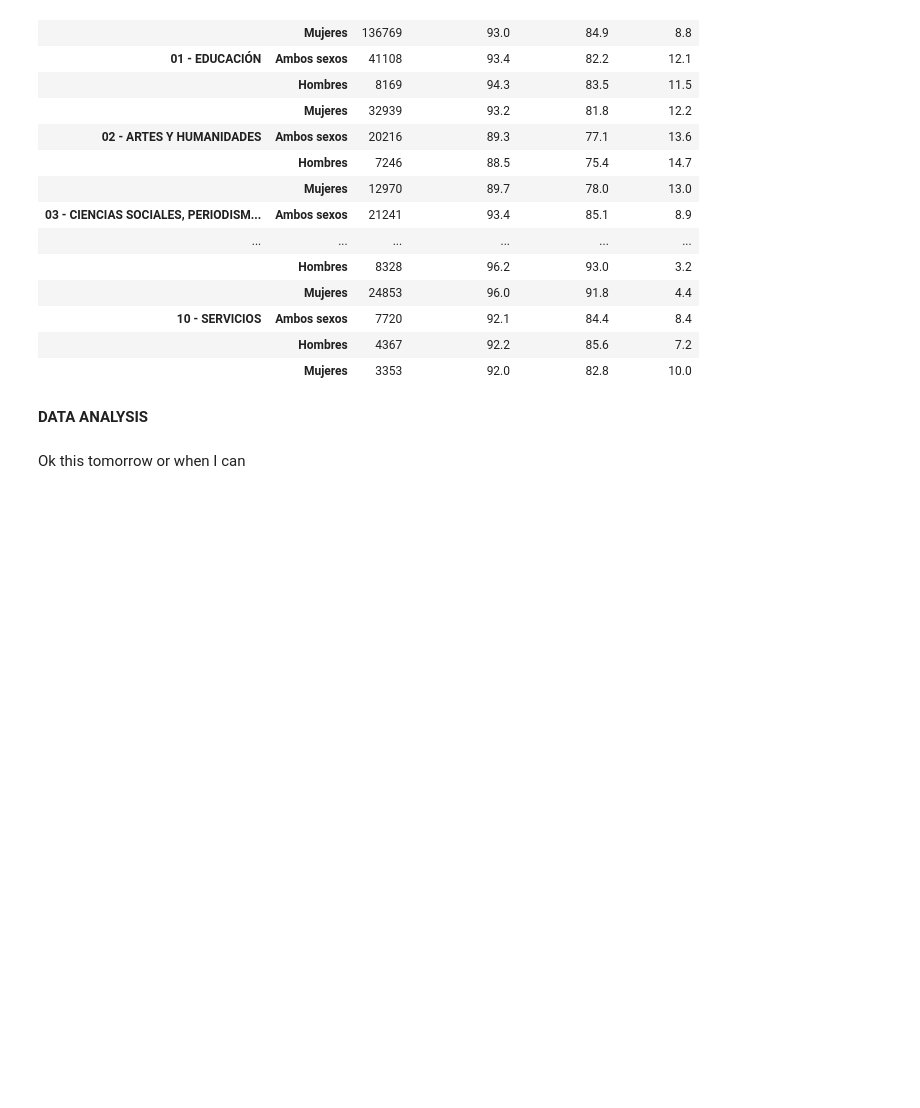
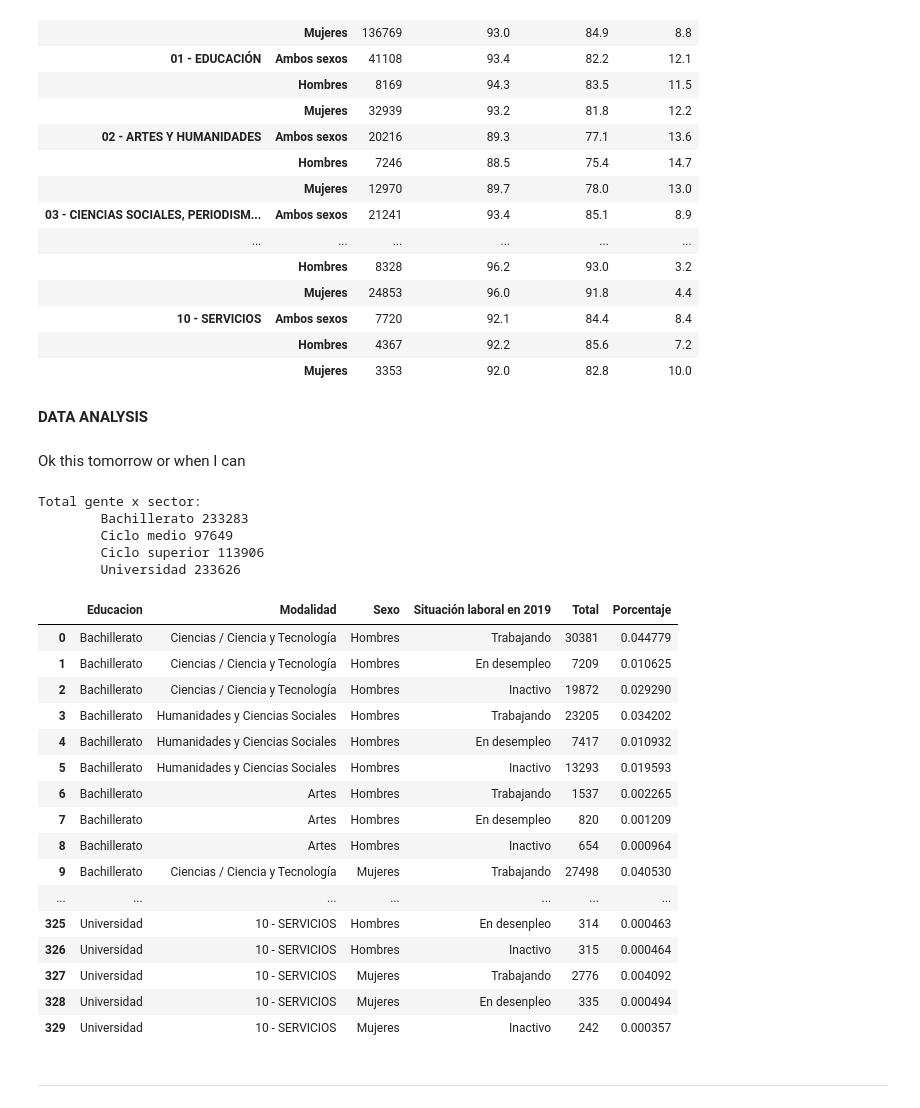
Before and after one commit to GetIn-Exp/BD-Project-2022, a Jupyter notebook: demanda_analysis/analysis.ipynb, the cells around one changed output. Cells and saved outputs as stored; diff of their text form; code cells hidden in the pictures; blank space fills up the shorter version.

```diff
--- a/demanda_analysis/analysis.ipynb
+++ b/demanda_analysis/analysis.ipynb
@@ -191,0 +213,60 @@ Ok this tomorrow or when I can
+# %%
+# UNIVERSIDAD + TASAS
+df_tasas = pd.read_csv("universidad_situacion_laboral_2019.csv", sep = ";", decimal = ",")
+df_universidad = pd.read_csv("universidad_caracteristicas.csv", sep = ";", decimal = ",")
+df_universidad['Total'] = pd.to_numeric(df_universidad['Total'].apply(lambda numstr: numstr.replace(".", "").replace(",", ".")))
+df_universidad.set_index(["Titulación", "Sexo"], inplace = True)
+
+df_tasas.set_index(["Titulación", "Sexo", "Tasas de actividad, empleo y paro"], inplace = True)
+df_tasas = df_tasas.unstack()
+df_tasas = df_tasas.droplevel(0, axis = 1)
+df_tasas.columns.name = None
+df_universidad = df_universidad.join(df_tasas, how = "left")
+
+# In the case of Universitarios, we have to generate the absolute values (based on the employee rates and the Total absolute values)
+df_universidad['En desenpleo'] = (df_universidad['Total'] * df_universidad['Tasa de paro'] / 100).astype("int64")
+df_universidad['Trabajando'] = (df_universidad['Total'] * df_universidad['Tasa de empleo'] / 100).astype("int64")
+df_universidad['Inactivo'] = df_universidad['Total'] - df_universidad['Trabajando'] - df_universidad['En desenpleo']
+
+# Proper casting to a common table format
+df_universidad = df_universidad[['Trabajando', 'En desenpleo', 'Inactivo']].stack()
+df_universidad = df_universidad.reset_index().rename(columns = {"level_2" : "Situación laboral en 2019", 0 : "Total", "Titulación" : "Modalidad"})
+df_universidad = df_universidad.loc[(df_universidad['Modalidad'] != "TOTAL") & (df_universidad['Sexo'] != "Ambos sexos") & (df_universidad['Situación laboral en 2019'] != "Total") ]
+df_universidad['Educacion'] = "Universidad"
+df_universidad = df_universidad[['Educacion', 'Modalidad', 'Sexo', 'Situación laboral en 2019', 'Total']]
+# %%
+print("Total gente x sector: ")
+print("\tBachillerato", df_bachillerato['Total'].sum())
+print("\tCiclo medio", df_ciclo_medio['Total'].sum())
+print("\tCiclo superior", df_ciclo_superior['Total'].sum())
+print("\tUniversidad", df_universidad['Total'].sum())
+# %% [output]
+Total gente x sector:
+        Bachillerato 233283
+        Ciclo medio 97649
+        Ciclo superior 113906
+        Universidad 233626
+# %%
+pd.set_option('display.max_rows', None)
+df_stats = pd.concat([df_bachillerato, df_ciclo_medio, df_ciclo_superior, df_universidad])
+df_stats = df_stats.reset_index().drop('index', axis = 1)
+df_stats['Porcentaje'] = df_stats['Total'] / df_stats['Total'].sum()
+df_stats
+# %% [output]
+|  | Educacion | Modalidad | Sexo | Situación laboral en 2019 | Total | Porcentaje |
+| 0 | Bachillerato | Ciencias / Ciencia y Tecnología | Hombres | Trabajando | 30381 | 0.044779 |
+| 1 | Bachillerato | Ciencias / Ciencia y Tecnología | Hombres | En desempleo | 7209 | 0.010625 |
+| 2 | Bachillerato | Ciencias / Ciencia y Tecnología | Hombres | Inactivo | 19872 | 0.029290 |
+| 3 | Bachillerato | Humanidades y Ciencias Sociales | Hombres | Trabajando | 23205 | 0.034202 |
+| 4 | Bachillerato | Humanidades y Ciencias Sociales | Hombres | En desempleo | 7417 | 0.010932 |
+| 5 | Bachillerato | Humanidades y Ciencias Sociales | Hombres | Inactivo | 13293 | 0.019593 |
+| 6 | Bachillerato | Artes | Hombres | Trabajando | 1537 | 0.002265 |
+| 7 | Bachillerato | Artes | Hombres | En desempleo | 820 | 0.001209 |
+| 8 | Bachillerato | Artes | Hombres | Inactivo | 654 | 0.000964 |
+| 9 | Bachillerato | Ciencias / Ciencia y Tecnología | Mujeres | Trabajando | 27498 | 0.040530 |
+| ... | ... | ... | ... | ... | ... | ... |
+| 325 | Universidad | 10 - SERVICIOS | Hombres | En desenpleo | 314 | 0.000463 |
+| 326 | Universidad | 10 - SERVICIOS | Hombres | Inactivo | 315 | 0.000464 |
+| 327 | Universidad | 10 - SERVICIOS | Mujeres | Trabajando | 2776 | 0.004092 |
+| 328 | Universidad | 10 - SERVICIOS | Mujeres | En desenpleo | 335 | 0.000494 |
+| 329 | Universidad | 10 - SERVICIOS | Mujeres | Inactivo | 242 | 0.000357 |
@@ -191,0 +275,2 @@ Ok this tomorrow or when I can
+# %% [markdown]
+-------------
```
Also changed, not shown: parts of 2 cells of this notebook, 3 other files.
